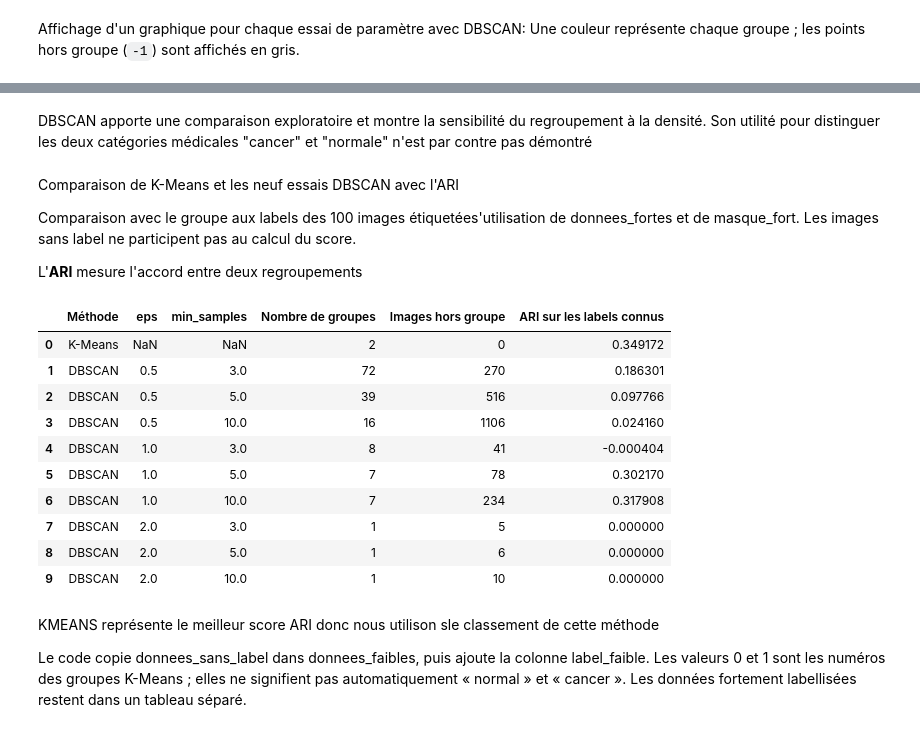
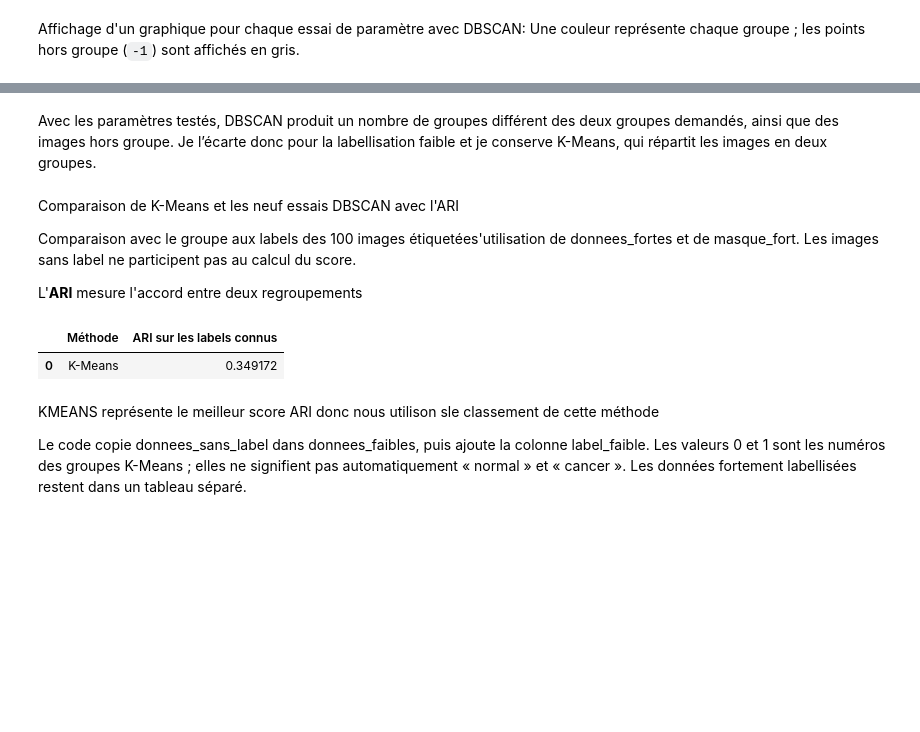
Before and after one commit to Lockeff/Labellisez-et-appliquez-des-approches-semi-supervis-es-en-traitement-d-images, a Jupyter notebook: 01_exploration_dataset.ipynb, the cells around one changed output, grey strips where cells are left out. Cells and saved outputs as stored; diff of their text form; code cells hidden in the pictures; blank space fills up the shorter version.

```diff
--- a/01_exploration_dataset.ipynb
+++ b/01_exploration_dataset.ipynb
@@ -521,5 +509,6 @@ Forme des features standardisées : (1410, 512)
 # %% [markdown]
 Réducitond es dimensions en utilisant la fonction fit_transform de PCA
 # %%
+# La PCA utilise toutes les features standardisées, sans utiliser les labels.
 pca = PCA(n_components=2, random_state=42)
-X_pca = pca.fit_transform(X_standardise)
+X_pca_complet = pca.fit_transform(X_standardise)
@@ -529,9 +543,10 @@ Réalisation du clustering avec K-Means
 - n_clusters=2 pour la spération en deux groupes, comme pour le dataset labélisé
 - random_state=42 pour pouvori reproduirele clustering.
 # %%
+# X_pca contient uniquement les coordonnées des images sans label.
 kmeans = KMeans(n_clusters=2, random_state=42)
-groupes_kmeans = kmeans.fit_predict(X_pca)
+groupes_kmeans_sans_label = kmeans.fit_predict(X_pca)
 
-display(pd.Series(groupes_kmeans).value_counts().sort_index().to_frame("Nombre d'images"))
+display(pd.Series(groupes_kmeans_sans_label).value_counts().sort_index().to_frame("Nombre d'images"))
 # %% [output]
 |  | Nombre d'images |
@@ -640,5 +652,5 @@ for essai in essais_dbscan:
 # %% [markdown]
-DBSCAN apporte une comparaison exploratoire et montre la sensibilité du regroupement à la densité. Son utilité pour distinguer les deux catégories médicales "cancer" et "normale" n'est par contre pas démontré
+Avec les paramètres testés, DBSCAN produit un nombre de groupes différent des deux groupes demandés, ainsi que des images hors groupe. Je l’écarte donc pour la labellisation faible et je conserve K-Means, qui répartit les images en deux groupes.
 # %% [markdown]
 Comparaison de K-Means et les neuf essais DBSCAN avec l'ARI
 
@@ -646,52 +658,28 @@ Comparaison avec le groupe aux labels des 100 images étiquetées'utilisation de
 
 L'**ARI** mesure l'accord entre deux regroupements
 # %%
-labels_reference = donnees_fortes["label_fort"]
-selection_forte = masque_fort.to_numpy()
+# Utiliser les coordonnées fortes déjà séparées après la PCA.
+labels_reference = donnees_fortes["label_fort"].to_numpy()
 
-ari_kmeans = adjusted_rand_score(
-    labels_reference,
-    groupes_kmeans[selection_forte]
-)
+# Attribuer un groupe aux images fortes sans réentraîner K-Means.
+groupes_kmeans_forts = kmeans.predict(X_fort_pca)
 
-resultats_ari = [{
-    "Méthode": "K-Means",
-    "eps": None,
-    "min_samples": None,
-    "Nombre de groupes": len(set(groupes_kmeans)),
-    "Images hors groupe": 0,
-    "ARI sur les labels connus": ari_kmeans,
-}]
+# Comparer les groupes et les vrais labels des mêmes images, dans le même ordre.
+ari_kmeans = adjusted_rand_score(labels_reference, groupes_kmeans_forts)
 
-for essai in essais_dbscan:
-    ari_essai = adjusted_rand_score(
-        labels_reference,
-        essai["groupes"][selection_forte]
-    )
+scores_ari = pd.DataFrame({
+    "Méthode": ["K-Means"],
+    "ARI sur les labels connus": [ari_kmeans],
+})
+display(scores_ari)
 
-    resultats_ari.append({
-        "Méthode": "DBSCAN",
-        "eps": essai["eps"],
-        "min_samples": essai["min_samples"],
-        "Nombre de groupes": essai["nombre_groupes"],
-        "Images hors groupe": essai["nombre_hors_groupe"],
-        "ARI sur les labels connus": ari_essai,
-    })
-
-scores_ari = pd.DataFrame(resultats_ari)
-display(scores_ari)
+# Garder les numéros de groupes par indice pour le code existant de l'étape 4.
+groupes_kmeans = pd.Series(index=features.index, dtype="Int64")
+groupes_kmeans.loc[donnees_sans_label.index] = groupes_kmeans_sans_label
+groupes_kmeans.loc[donnees_fortes.index] = groupes_kmeans_forts
 # %% [output]
-|  | Méthode | eps | min_samples | Nombre de groupes | Images hors groupe | ARI sur les labels connus |
-| 0 | K-Means | NaN | NaN | 2 | 0 | 0.349172 |
-| 1 | DBSCAN | 0.5 | 3.0 | 72 | 270 | 0.186301 |
-| 2 | DBSCAN | 0.5 | 5.0 | 39 | 516 | 0.097766 |
-| 3 | DBSCAN | 0.5 | 10.0 | 16 | 1106 | 0.024160 |
-| 4 | DBSCAN | 1.0 | 3.0 | 8 | 41 | -0.000404 |
-| 5 | DBSCAN | 1.0 | 5.0 | 7 | 78 | 0.302170 |
-| 6 | DBSCAN | 1.0 | 10.0 | 7 | 234 | 0.317908 |
-| 7 | DBSCAN | 2.0 | 3.0 | 1 | 5 | 0.000000 |
-| 8 | DBSCAN | 2.0 | 5.0 | 1 | 6 | 0.000000 |
-| 9 | DBSCAN | 2.0 | 10.0 | 1 | 10 | 0.000000 |
+|  | Méthode | ARI sur les labels connus |
+| 0 | K-Means | 0.349172 |
 # %% [markdown]
 KMEANS représente le meilleur score ARI donc nous utilison sle classement de cette méthode
 
```
Also changed, not shown: parts of 40 cells of this notebook.
